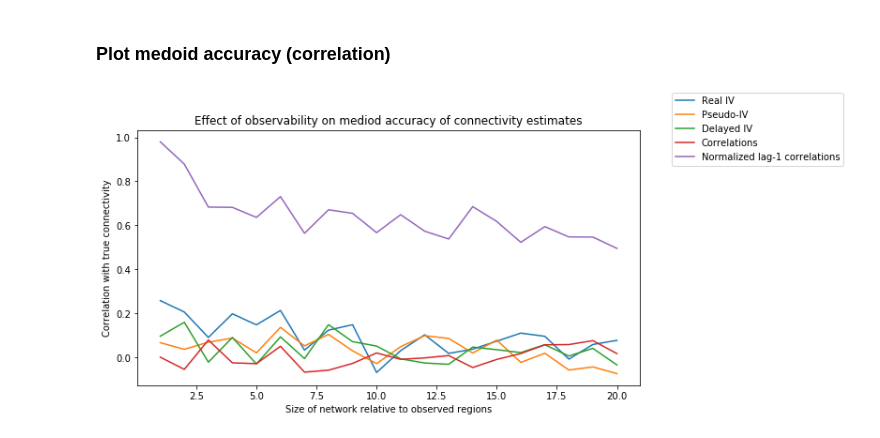
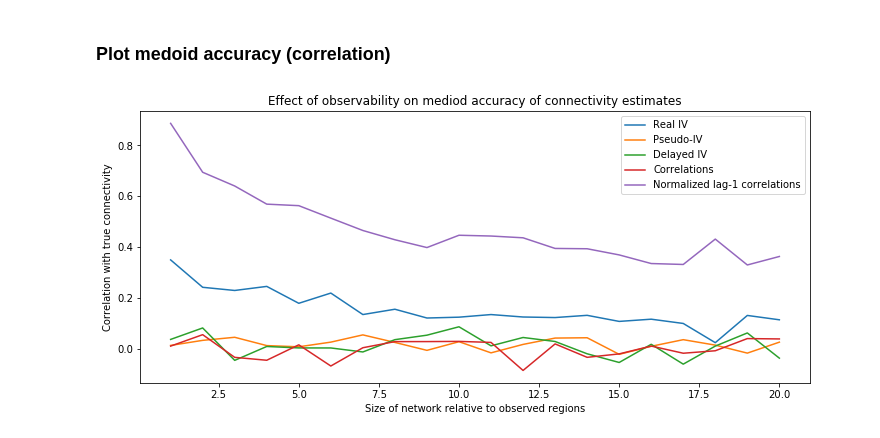
Before and after one commit to KordingLab/fmri-iv, a Jupyter notebook: code/sparse_networks_sim_test.ipynb, the cells around one changed output. Cells and saved outputs as stored; diff of their text form; code cells hidden in the pictures.

```diff
--- a/code/sparse_networks_sim_test.ipynb
+++ b/code/sparse_networks_sim_test.ipynb
@@ -27,11 +27,13 @@ def try_twice(fn):
 n_rois = 6
 n_regions = np.linspace(n_rois, 20 * n_rois, 20, dtype=int)
 
-n_trials = 200
+n_trials = 2000
 n_time = 500
 
 iv_prob = 0.025
-iv_gain = 0.3
+iv_gain = 0.1
+# snr = 1.
+snr = None  # actually don't control snr b/c this is like an O(n^5) operation the way I have it implemented
 spt = 5
 # %% [markdown]
 ### Do trials for each set of parameters
@@ -45,12 +47,13 @@ def seeded_sim_network(regions, seed: np.uint32=None):
         assert np.isscalar(seed), 'Seed must be a scalar'
         np.random.seed(seed)
 
-    con_mat = netsim.gen_con_mat(regions, net_type='smallworld')
+    con_mat = netsim.gen_con_mat(regions, max_eig=0.75, net_type='smallworld')
     log_acts, ivs, con_mat = netsim.sim_network(
         con_mat=con_mat,
         n_time=n_time,
         iv_prob=iv_prob,
         iv_gain=iv_gain,
+        snr=snr,
         steps_per_time=spt
     )
 
@@ -95,18 +98,18 @@ with np.load(res_file, allow_pickle=True) as sim_data:
 # %%
 fig, ax = plt.subplots(figsize=(12, 5))
 
 with np.load(res_file, allow_pickle=True) as sim_data:
     for key, method in iv.methods.items():
         ax.plot(n_regions / n_rois, sim_data['estimate_rs'].item()[key][medoids, range(len(n_regions))], label=method['name'])
 
 ax.set_title('Effect of observability on mediod accuracy of connectivity estimates')
 ax.set_xlabel('Size of network relative to observed regions')
 ax.set_ylabel('Correlation with true connectivity')
 
 box = ax.get_position()
-ax.set_position([box.x0, box.y0, box.width * 0.8, box.height])
+#ax.set_position([box.x0, box.y0, box.width * 0.8, box.height])
 
-fig.legend(loc='upper right')
+ax.legend(loc='upper right')
 plt.show()
 # %% [output]
-[figure, old version]
+[figure, new version]
```
Also changed, not shown: 2 other files.
